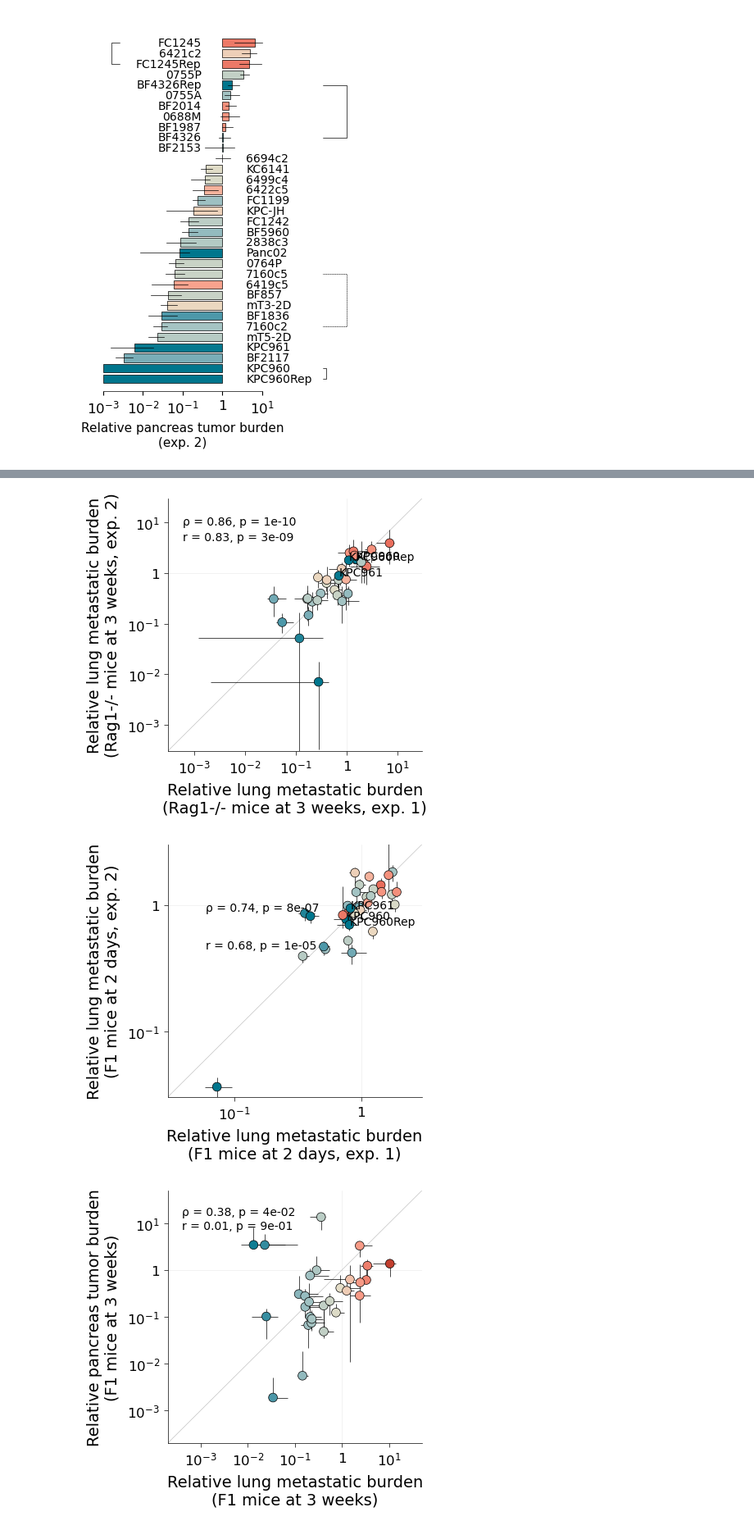
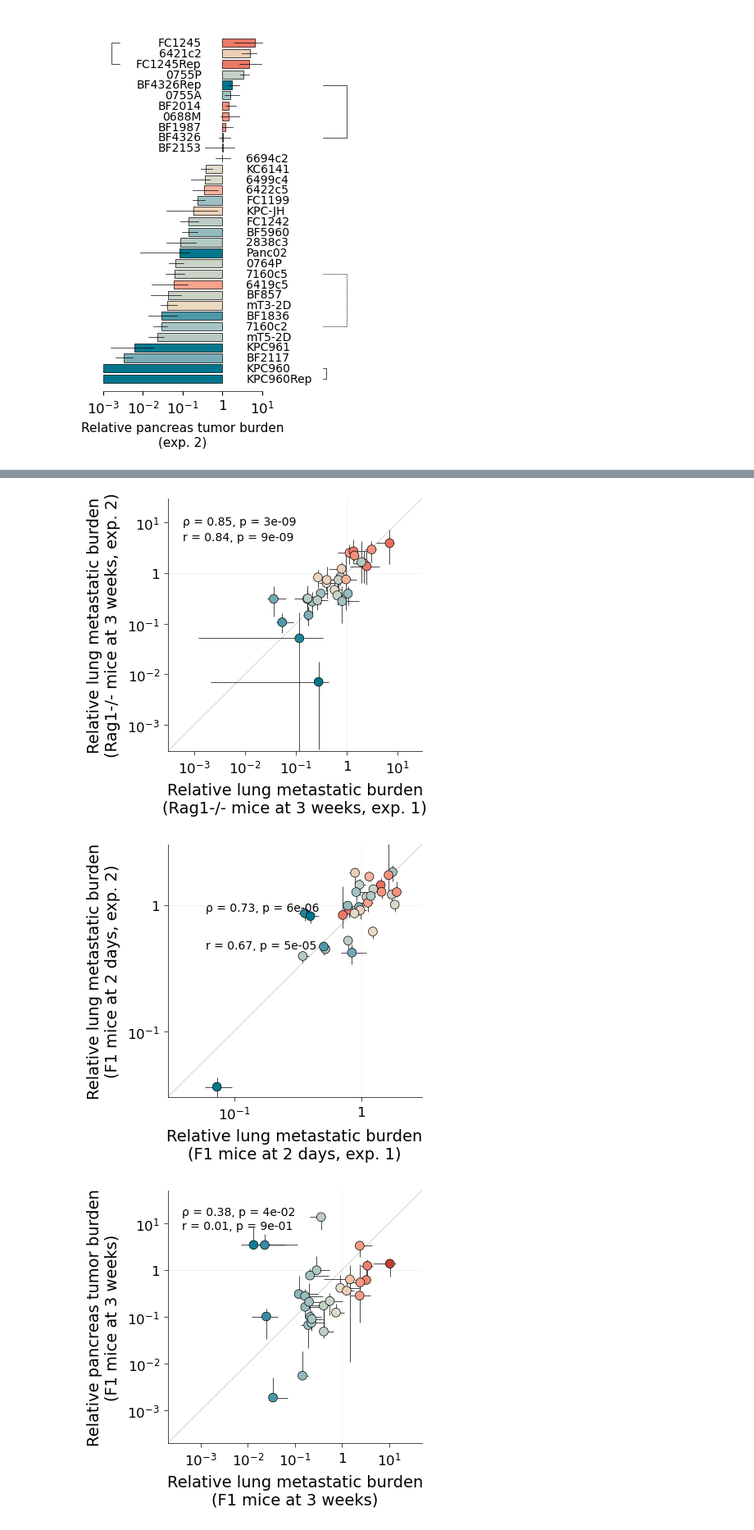
Before and after one commit to alyulina/metastatic-phenotypes, a Jupyter notebook: figures/fig4/fig4.ipynb, the cells around one changed output, grey strips where cells are left out. Shown at 82% size. Cells and saved outputs as stored; diff of their text form; code cells hidden in the pictures.

```diff
--- a/figures/fig4/fig4.ipynb
+++ b/figures/fig4/fig4.ipynb
@@ -875,8 +875,8 @@ plt.savefig(path_to_save_figs + 'fig4/figs/' + si + '_' + name + '.pdf', dpi=300
 # %%
-name = 'relative_burden_lung_3w_rag1_exp_1_vs_exp2'
+name = 'relative_burden_lung_3w_rag1_no_immune-rejected_exp_1_vs_exp2'
 si = 'si'
 
-ax = utils.correlation_plot(clIDs_no_spikein, clID__color=clID__color_2,
+ax = utils.correlation_plot(clIDs_not_rejected, clID__color=clID__color_2,
                             clID__y=clID__mean_rag1_2, clID__yerr=clID__err_rag1_2,
                             clID__x=clID__mean_rag1, clID__xerr=clID__err_rag1,
                             xtitle='Relative lung metastatic burden\n(Rag1-/- mice at 3 weeks, exp. 1)', ytitle='Relative lung metastatic burden\n(Rag1-/- mice at 3 weeks, exp. 2)',
@@ -885,19 +885,19 @@ ax = utils.correlation_plot(clIDs_no_spikein, clID__color=clID__color_2,
 
 plt.savefig(path_to_save_figs + 'fig4/figs/' + si + '_' + name + '.pdf', dpi=300, bbox_inches='tight')
 # %% [output]
-[figure, old version]
+[figure, new version]
 # %%
-name = 'relative_burden_lung_2d_f1_exp_1_vs_exp2'
+name = 'relative_burden_lung_2d_f1_no_immune-rejected_exp_1_vs_exp2'
 si = 'si'
 
-ax = utils.correlation_plot(clIDs_no_spikein, clID__color=clID__color_2,
+ax = utils.correlation_plot(clIDs_not_rejected, clID__color=clID__color_2,
                             clID__y=clID__mean_2d, clID__yerr=clID__err_2d,
                             clID__x=clID__mean_2d_2, clID__xerr=clID__err_2d_2,
                             xtitle='Relative lung metastatic burden\n(F1 mice at 2 days, exp. 1)', ytitle='Relative lung metastatic burden\n(F1 mice at 2 days, exp. 2)',
                             xlims=[3e-2, 0.3e1], xticks=[1e-2, 1e-1, 1e0, 1e1], xlabels=['$10^{-2}$', '$10^{-1}$', '$1$', '$10^{1}$'],
                             ylims=[3e-2, 0.3e1], yticks=[1e-2, 1e-1, 1e0, 1e1], ylabels=['$10^{-2}$', '$10^{-1}$', '$1$', '$10^{1}$'])
 
 plt.savefig(path_to_save_figs + 'fig4/figs/' + si + '_' + name + '.pdf', dpi=300, bbox_inches='tight')
 # %% [output]
-[figure, old version]
+[figure, new version]
 # %%
```
Also changed, not shown: parts of 19 cells of this notebook, 54 other files.
